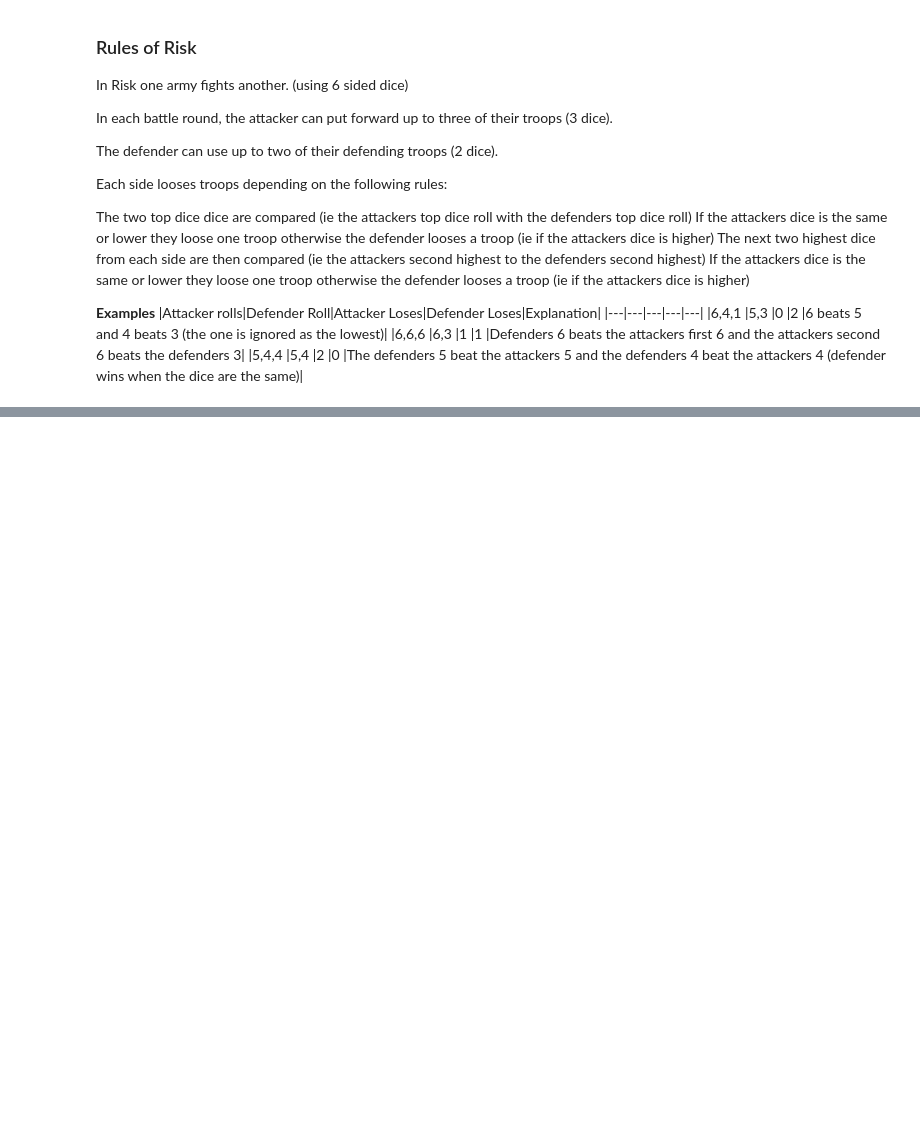
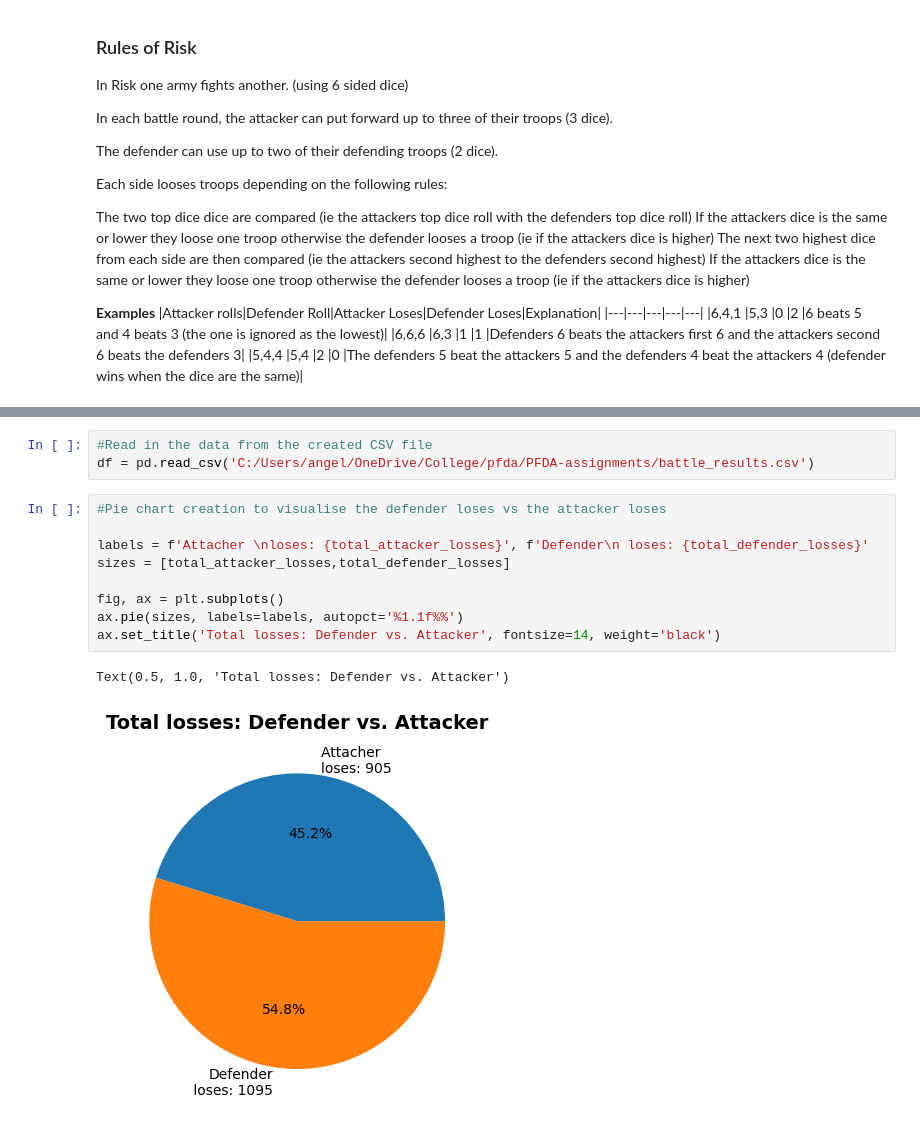
Before and after one commit to Ange-Dvs/PFDA-assignments, a Jupyter notebook: assignment_05_risk.ipynb, the cells around one changed output, grey strips where cells are left out. Cells and saved outputs as stored; diff of their text form; blank space fills up the shorter version.

Commit message:
Trying different plots for results

```diff
--- a/assignment_05_risk.ipynb
+++ b/assignment_05_risk.ipynb
@@ -99,0 +118,15 @@ Round 2:
+# %%
+#Read in the data from the created CSV file
+df = pd.read_csv('C:/Users/angel/OneDrive/College/pfda/PFDA-assignments/battle_results.csv')
+# %%
+#Pie chart creation to visualise the defender loses vs the attacker loses
+
+labels = f'Attacher \nloses: {total_attacker_losses}', f'Defender\n loses: {total_defender_losses}'
+sizes = [total_attacker_losses,total_defender_losses]
+
+fig, ax = plt.subplots()
+ax.pie(sizes, labels=labels, autopct='%1.1f%%')
+ax.set_title('Total losses: Defender vs. Attacker', fontsize=14, weight='black')
+# %% [output]
+Text(0.5, 1.0, 'Total losses: Defender vs. Attacker')
+[figure, added]
```
Also changed, not shown: parts of 7 cells of this notebook, 2 other files.
